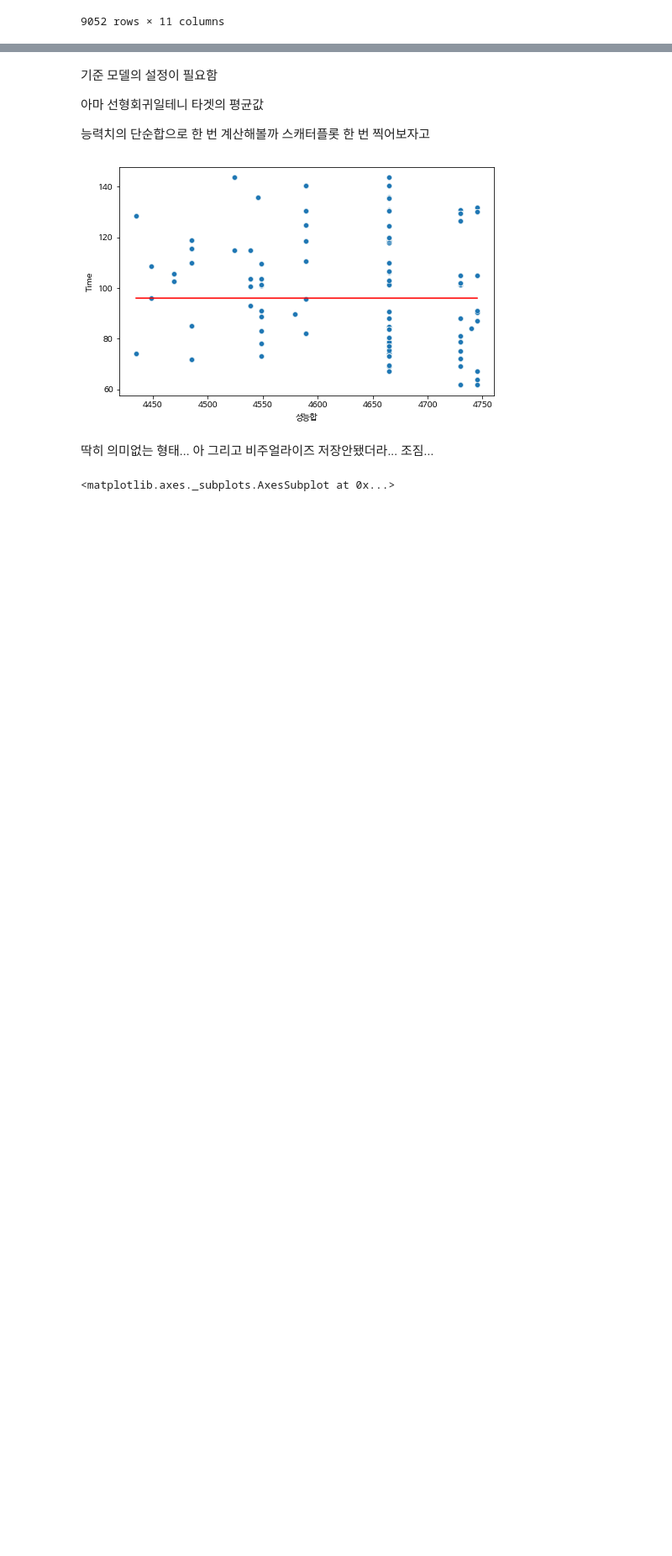
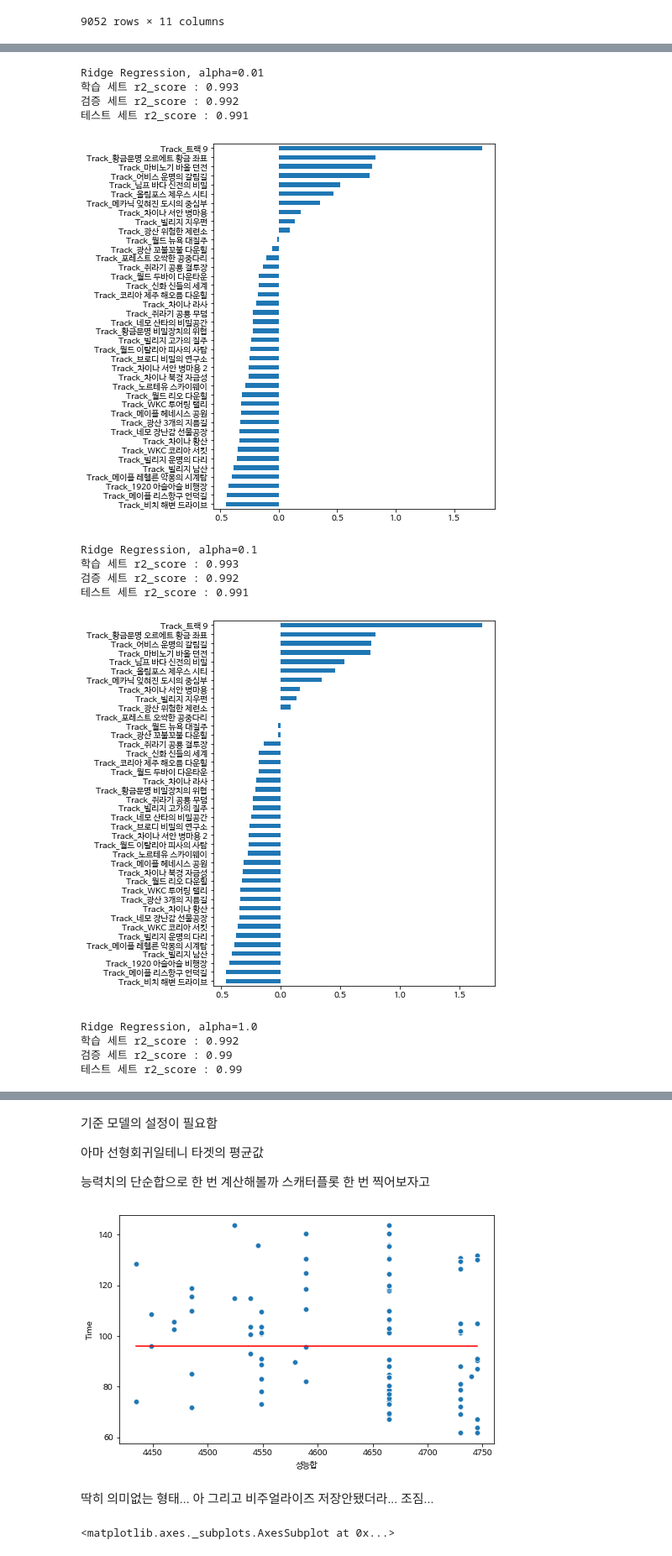
Before and after one commit to ORCT/ds-section2-project, a Jupyter notebook: Modeling.ipynb, the cells around one changed output, grey strips where cells are left out. Shown at 84% size. Saved outputs shown, nothing was run; the diff lists cells and outputs as text; code cells hidden in the pictures; blank space fills up the shorter version.

```diff
--- a/Modeling.ipynb
+++ b/Modeling.ipynb
@@ -59,0 +338,38 @@ df
+# %%
+"""
+패널티값(alpha)이 커질수록 회귀계수가 작아지는 것을 그래프로 확인해보세요.
+"""
+
+for alpha in [0.01, 0.1, 1.0, 1, 100.0, 1000.0, 10000.0]:
+
+    print(f'Ridge Regression, alpha={alpha}')
+
+    # Ridge 모델 학습
+    ridge = Ridge(alpha=alpha)
+    ridge.fit(X_train_ohe, y_train)
+
+    # 성능 확인
+    print_score(ridge, X_train_ohe, y_train, X_test_ohe, y_test)
+
+    # plot coefficients
+    # 절대값 상위 40개의 회귀계수만 그래프에 나타냈습니다.
+    coefficients = pd.Series(ridge.coef_, X_train_ohe.columns)
+    idx = np.abs(coefficients).head(40).index
+    plt.figure(figsize=(6, 8))
+    coefficients[idx].sort_values().plot.barh()
+    plt.show()
+# %% [output]
+Ridge Regression, alpha=0.01
+학습 세트 r2_score : 0.993
+검증 세트 r2_score : 0.992
+테스트 세트 r2_score : 0.991
+[figure, added]
+Ridge Regression, alpha=0.1
+학습 세트 r2_score : 0.993
+검증 세트 r2_score : 0.992
+테스트 세트 r2_score : 0.991
+[figure, added]
+Ridge Regression, alpha=1.0
+학습 세트 r2_score : 0.992
+검증 세트 r2_score : 0.99
+테스트 세트 r2_score : 0.99
```
Also changed, not shown: parts of 45 cells of this notebook.
